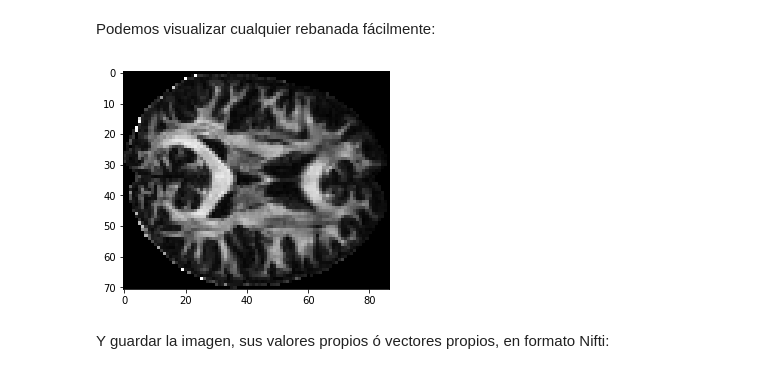
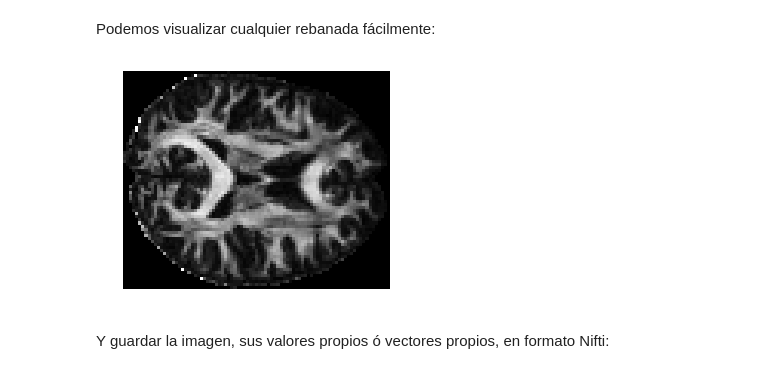
Before and after one commit to ServinDC/PythonDay2018, a Jupyter notebook: dipyTensorModel.ipynb, the cells around one changed output. Saved outputs shown, nothing was run; the diff lists cells and outputs as text; code cells hidden in the pictures.

```diff
--- a/dipyTensorModel.ipynb
+++ b/dipyTensorModel.ipynb
@@ -75,9 +75,10 @@ Podemos visualizar cualquier rebanada fácilmente:
 # %%
 import matplotlib.pyplot as plt
 plt.imshow(FA[:,:,30],cmap='gray')
+plt.gca().set_axis_off()
 plt.show()
 # %% [output]
-[figure, old version]
+[figure, new version]
 # %% [markdown]
 Y guardar la imagen, sus valores propios ó vectores propios, en formato Nifti:
 # %%
```
Also changed, not shown: parts of 11 cells of this notebook, 1 other file.
